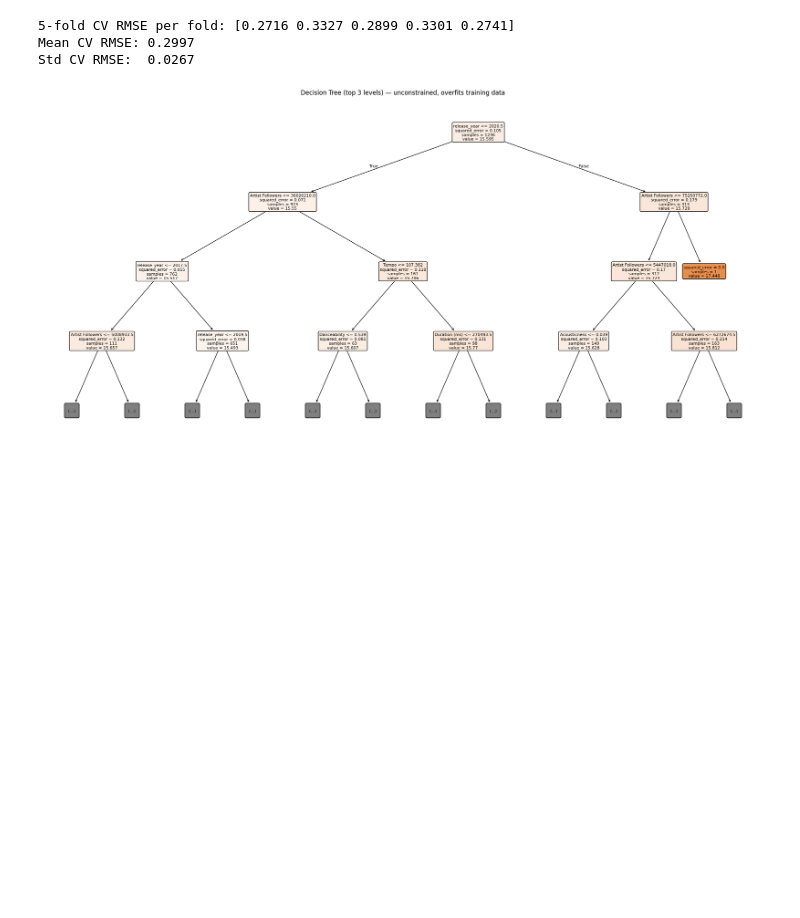
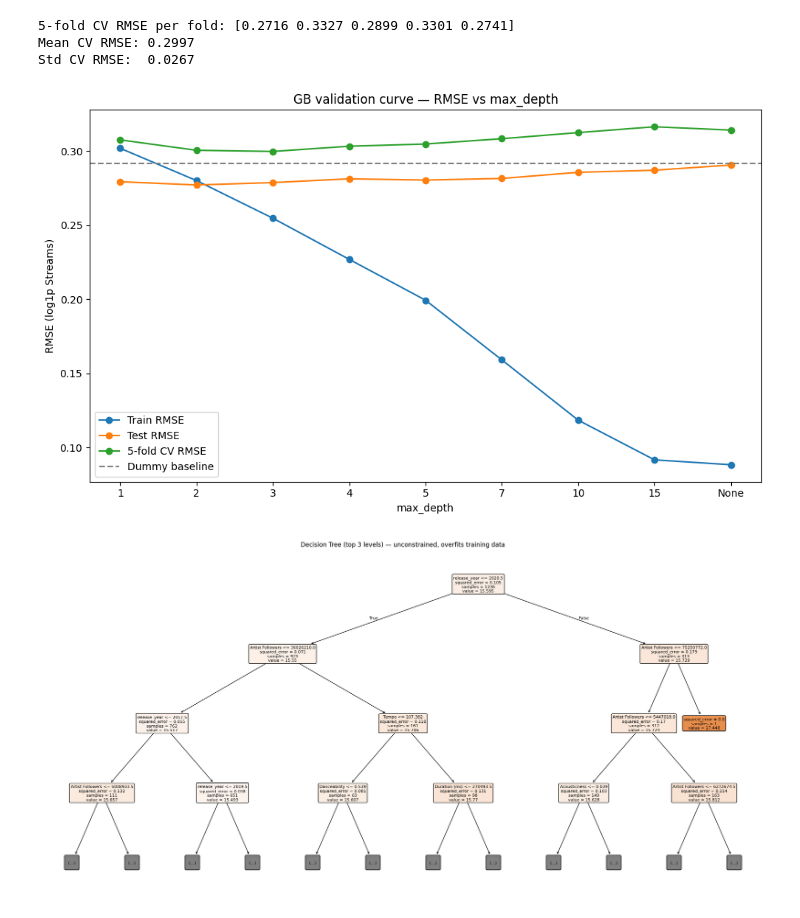
Before and after one commit to cyeef/Data-Science-Portfolio-C21-, a Jupyter notebook: Projects/Project-4/Spotify.Description.for.Students.ipynb, the cells around one changed output. Saved outputs shown, nothing was run; the diff lists cells and outputs as text; code cells hidden in the pictures; blank space fills up the shorter version.

```diff
--- a/Projects/Project-4/Spotify.Description.for.Students.ipynb
+++ b/Projects/Project-4/Spotify.Description.for.Students.ipynb
@@ -516,6 +547,0 @@ dtype: object
-# %%
-#Checking for non numeric values
-
-for col in X.columns:
-    n_bad = pd.to_numeric(X[col], errors='coerce').isna().sum()
-    print(f"{col:20s}  non-numeric rows: {n_bad}")
@@ -1063,6 +948,46 @@ print(f"Std CV RMSE:  {cv_rmse.std():.4f}")
 5-fold CV RMSE per fold: [0.2716 0.3327 0.2899 0.3301 0.2741]
 Mean CV RMSE: 0.2997
 Std CV RMSE:  0.0267
+# %%
+from sklearn.model_selection import cross_val_score
+import matplotlib.pyplot as plt
+
+depths = [1, 2, 3, 4, 5, 7, 10, 15, None]
+train_rmses = []
+test_rmses  = []
+cv_rmses    = []
+
+for d in depths:
+    gb_d = GradientBoostingRegressor(
+        learning_rate=0.05,
+        n_estimators=100,
+        min_samples_leaf=10,
+        max_depth=d,
+        random_state=42
+    )
+    gb_d.fit(X_train, y_train)
+    train_rmses.append(np.sqrt(mean_squared_error(y_train, gb_d.predict(X_train))))
+    test_rmses.append(np.sqrt(mean_squared_error(y_test,  gb_d.predict(X_test))))
+    cv = cross_val_score(gb_d, X_train, y_train,
+                         scoring='neg_root_mean_squared_error', cv=5)
+    cv_rmses.append(-cv.mean())
+
+# Replace None with a plot-friendly value for the x-axis
+depth_labels = [str(d) if d is not None else 'None' for d in depths]
+
+fig, ax = plt.subplots(figsize=(10, 6))
+ax.plot(depth_labels, train_rmses, marker='o', label='Train RMSE')
+ax.plot(depth_labels, test_rmses,  marker='o', label='Test RMSE')
+ax.plot(depth_labels, cv_rmses,    marker='o', label='5-fold CV RMSE')
+ax.axhline(0.2914, color='gray', linestyle='--', label='Dummy baseline')
+ax.set_xlabel('max_depth')
+ax.set_ylabel('RMSE (log1p Streams)')
+ax.set_title('GB validation curve — RMSE vs max_depth')
+ax.legend()
+plt.tight_layout()
+plt.show()
+# %% [output]
+[figure, added]
 # %%
 from sklearn.tree import plot_tree
 import matplotlib.pyplot as plt
```
Also changed, not shown: parts of 61 cells of this notebook.
